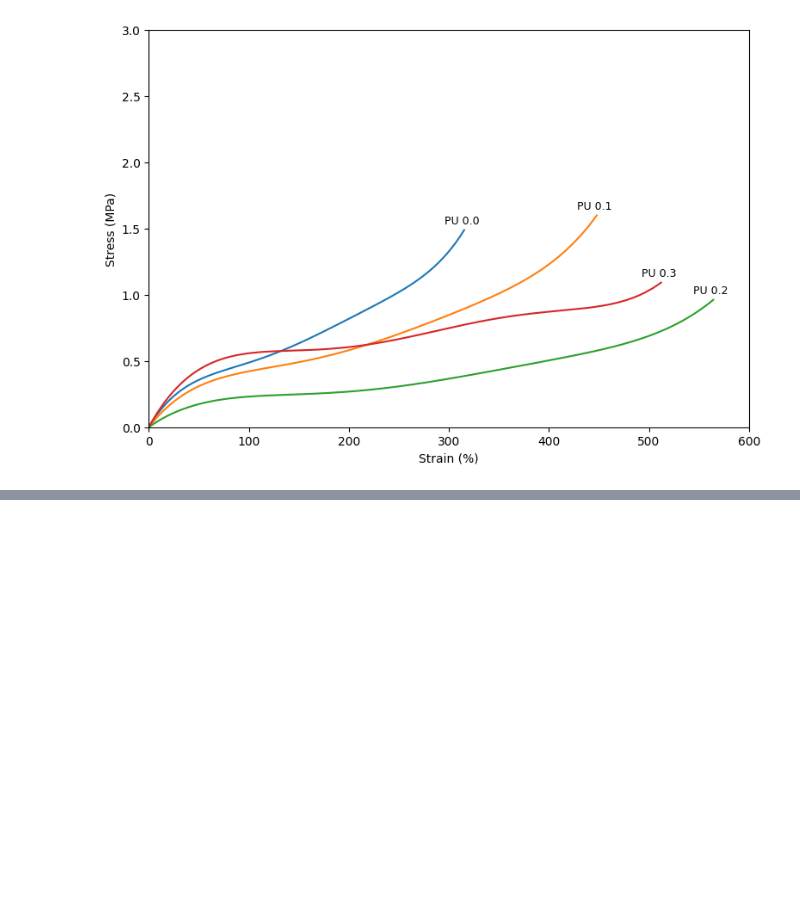
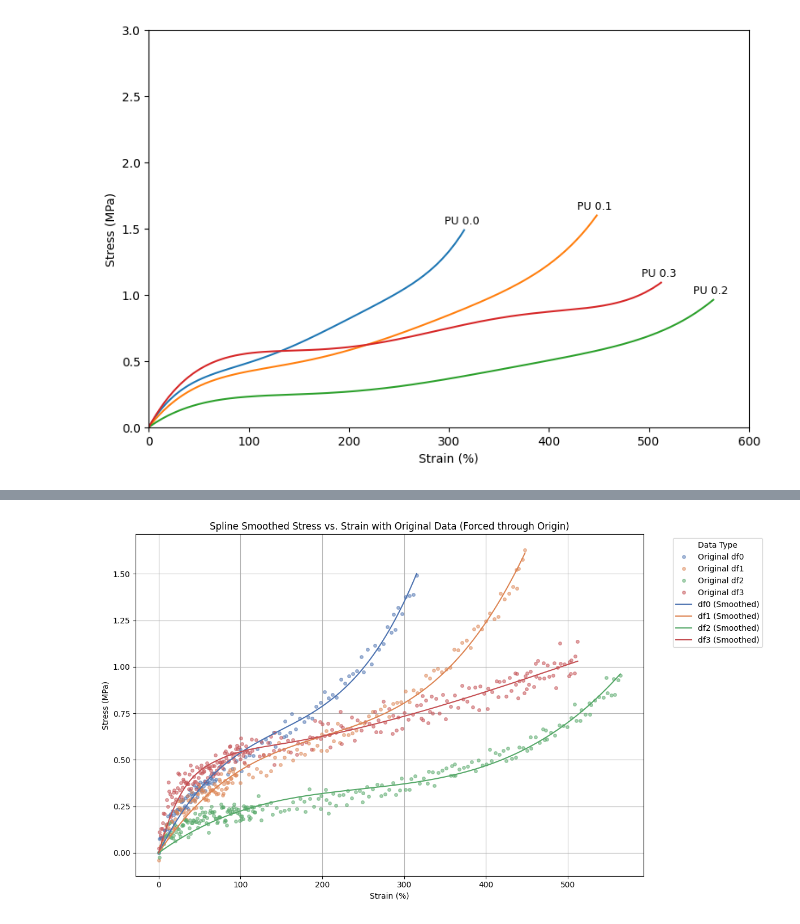
Before and after one commit to JHU-Kessler-Group/GraftedHybridLatexPaper, a Jupyter notebook: Figure2.ipynb, the cells around one changed output, grey strips where cells are left out. Saved outputs shown, nothing was run; the diff lists cells and outputs as text; code cells hidden in the pictures; blank space fills up the shorter version.

```diff
--- a/Figure2.ipynb
+++ b/Figure2.ipynb
@@ -298,0 +342,87 @@ plt.show()
+# %%
+import numpy as np
+from scipy.interpolate import UnivariateSpline
+import matplotlib.pyplot as plt
+import seaborn as sns
+import pandas as pd
+
+plt.figure(figsize=(12, 7))
+
+dataframes = {'df0': pu_0_0_df, 'df1': pu_0_1_df, 'df2': pu_0_2_df, 'df3': pu_0_3_df}
+
+smoothing_factors = {
+    'df0': 0.7,
+    'df1': 0.7,
+    'df2': 0.7,
+    'df3': 0.7
+}
+
+smoothed_data_for_seaborn = pd.DataFrame()
+palette = sns.color_palette('deep', n_colors=len(dataframes)) # Get the palette once
+
+# Collect handles and labels for custom legend
+all_handles = []
+all_labels = []
+
+for i, (name, df) in enumerate(dataframes.items()):
+    x_np = df['Strain (%)'].values
+    y_np = df['Stress (MPa)'].values
+
+    # Prepare data for spline fitting, forcing through origin
+    y_for_spline = np.copy(y_np)
+    weights = np.ones_like(y_np)
+
+    if x_np[0] == 0.0:
+        y_for_spline[0] = 0.0
+        weights[0] = 1e10
+
+    # Apply spline smoothing
+    spline = UnivariateSpline(x_np, y_for_spline, w=weights, s=smoothing_factors[name])
+    x_smooth = np.linspace(x_np.min(), x_np.max(), 500)
+    y_smooth = spline(x_smooth)
+
+    # Prepare smoothed data for seaborn
+    temp_df = pd.DataFrame({
+        'Strain (%)': x_smooth,
+        'Stress (MPa)': y_smooth,
+        'DataFrame': name
+    })
+    smoothed_data_for_seaborn = pd.concat([smoothed_data_for_seaborn, temp_df])
+
+    # Plot original data points with matching color and transparency
+    line, = plt.plot(x_np, y_np, 'o', color=palette[i], alpha=0.5, markersize=4)
+    all_handles.append(line)
+    all_labels.append(f'Original {name}')
+
+# Plot smoothed data using seaborn
+sns_plot = sns.lineplot(
+    data=smoothed_data_for_seaborn,
+    x='Strain (%)',
+    y='Stress (MPa)',
+    hue='DataFrame',
+    palette=palette # Explicitly pass the palette to ensure color consistency
+)
+
+# Get handles and labels for the seaborn lines and combine them with original data
+sns_handles, sns_labels = sns_plot.get_legend_handles_labels()
+
+# The first label from sns_labels is typically the hue column name itself ('DataFrame'), skip it.
+# The subsequent labels are the actual hue values ('df1', 'df2', etc.)
+for j in range(0, len(sns_labels)):
+    all_handles.append(sns_handles[j])
+    all_labels.append(f'{sns_labels[j]} (Smoothed)')
+
+# Remove the default seaborn legend
+sns_plot.legend_.remove()
+
+plt.xlabel('Strain (%)')
+plt.ylabel('Stress (MPa)')
+plt.title('Spline Smoothed Stress vs. Strain with Original Data (Forced through Origin)')
+plt.grid(True)
+
+# Create a single combined legend outside the plot
+plt.legend(all_handles, all_labels, title='Data Type', bbox_to_anchor=(1.05, 1), loc='upper left')
+plt.tight_layout() # Adjust layout to prevent legend overlap
+plt.show()
+# %% [output]
+[figure, added]
```
Also changed, not shown: parts of 5 cells of this notebook.
